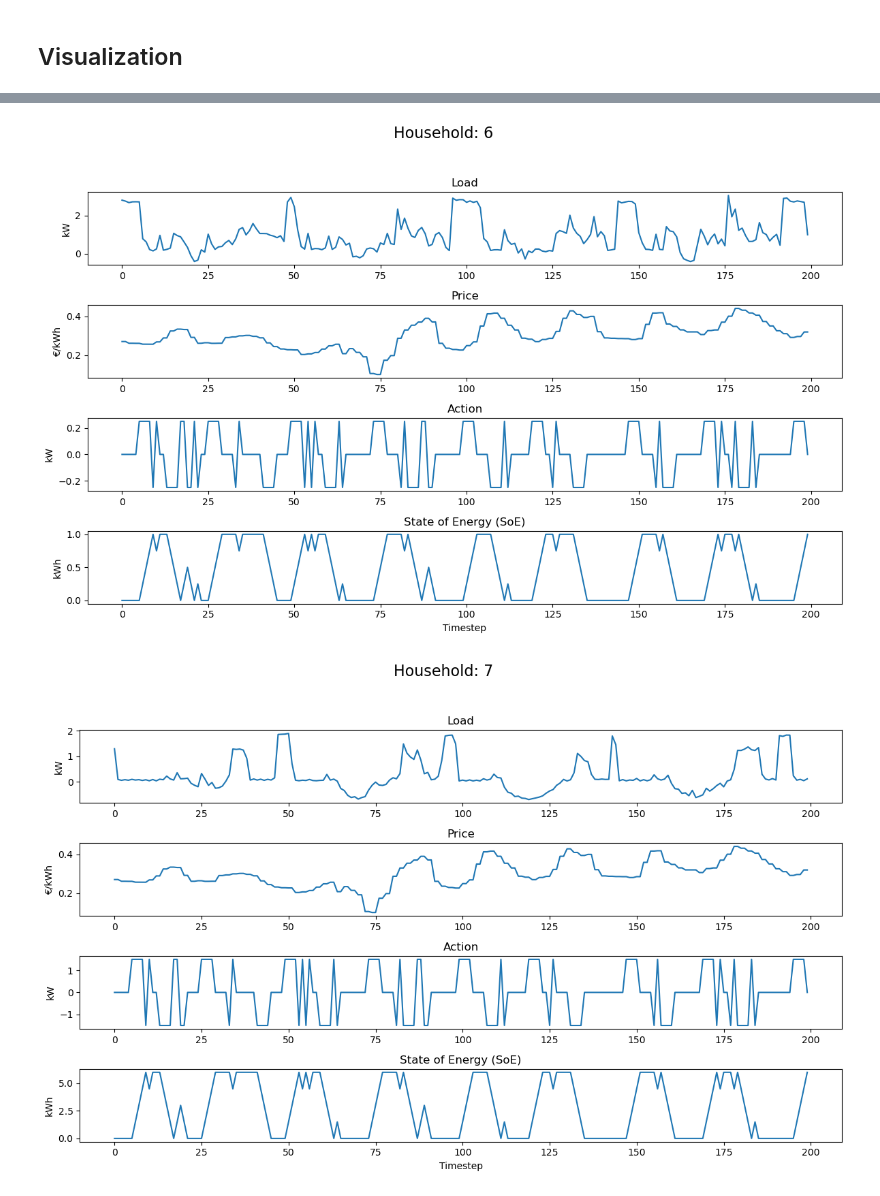
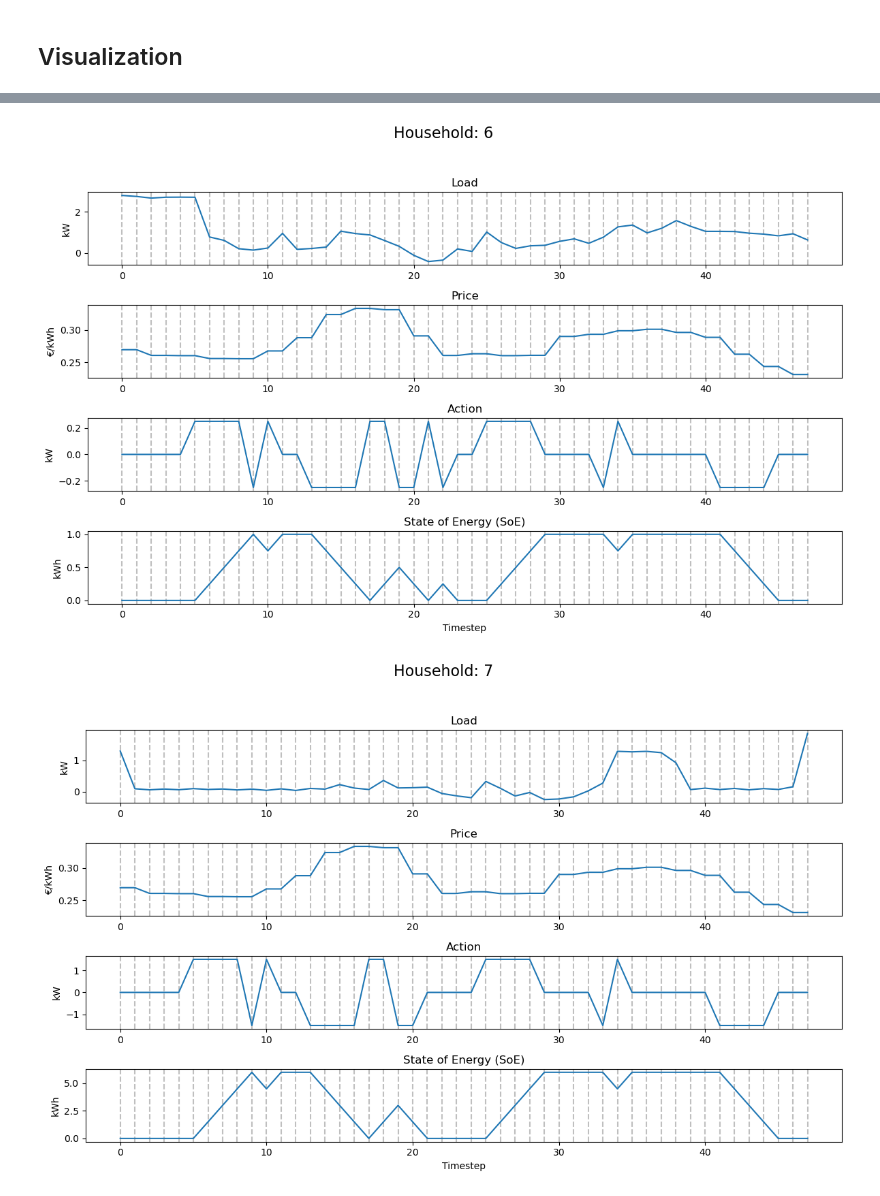
Before and after one commit to JonasSievers/Personalized-Federated-Reinforcement-Learning, a Jupyter notebook: src/baseline.ipynb, the cells around one changed output, grey strips where cells are left out. Drawn from its saved outputs; the diff is of its cells as text; code cells hidden in the pictures.

```diff
--- a/src/baseline.ipynb
+++ b/src/baseline.ipynb
@@ -22,3 +24,5 @@ output_dir = '../outputs/baseline/'
 filename = 'sliding_window'
 model_dir = '../models/forecaster/'
 households = range(1,11)
+# %%
+ds = EnergyDataset('../data/Final_Energy_dataset.csv','../data/price.csv', 0, 6, 'test', False)
@@ -24,0 +33,7 @@ households = range(1,11)
+# %%
+dl = iter(DataLoader(dataset=ds, batch_size=1, shuffle=False, num_workers=0))
+cost = 0
+for batch in dl:
+    net_load, price = batch
+    cost += price[0][0].item() * net_load[0][0].item()
+print('Cost: ', cost)
@@ -253,14 +270,14 @@ save_dataframes(sliding_window(pipeline.predict), 'forecast')
 # %%
 for household in households:
     ds = EnergyDataset('../data/Final_Energy_dataset.csv','../data/price.csv', 48, household, 'test', False)
-    load = ds.getAllLoad()[:200]   # tensor
-    price = ds.getAllPrice()[:200] # tensor
+    load = ds.getAllLoad()[:48]   # tensor
+    price = ds.getAllPrice()[:48] # tensor
     type = 'forecast'
 
     # Load predicted actions and state of energy (soe)
     df = pd.read_csv(f"{output_dir}{filename}_{type}_{household}.csv")
-    action = df['actions'][:200]
-    soe = df['soe'][:200]
+    action = df['actions'][:48]
+    soe = df['soe'][:48]
 
     # Create figure
     plt.figure(figsize=(12, 8))
@@ -268,24 +285,32 @@ for household in households:
 
     # Load
     plt.subplot(4, 1, 1)
+    for i in range(0,48):
+        plt.axvline(x=i, color='gray', linestyle='--', alpha=0.5)
     plt.plot(load)
     plt.title('Load')
     plt.ylabel('kW')
 
     # Price
     plt.subplot(4, 1, 2)
+    for i in range(0,48):
+        plt.axvline(x=i, color='gray', linestyle='--', alpha=0.5)
     plt.plot(price)
     plt.title('Price')
     plt.ylabel('€/kWh')
 
     # Action
     plt.subplot(4, 1, 3)
+    for i in range(0,48):
+        plt.axvline(x=i, color='gray', linestyle='--', alpha=0.5)
     plt.plot(action)
     plt.title('Action')
     plt.ylabel('kW')
 
     # State of Energy (SoE)
     plt.subplot(4, 1, 4)
+    for i in range(0,48):
+        plt.axvline(x=i, color='gray', linestyle='--', alpha=0.5)
     plt.plot(soe)
     plt.title('State of Energy (SoE)')
     plt.ylabel('kWh')
@@ -302,2 +327,2 @@ for household in households:
-[figure, old version]
+[figure, new version]
-[figure, old version]
+[figure, new version]
```
Also changed, not shown: parts of 9 cells of this notebook, 5 other files.
